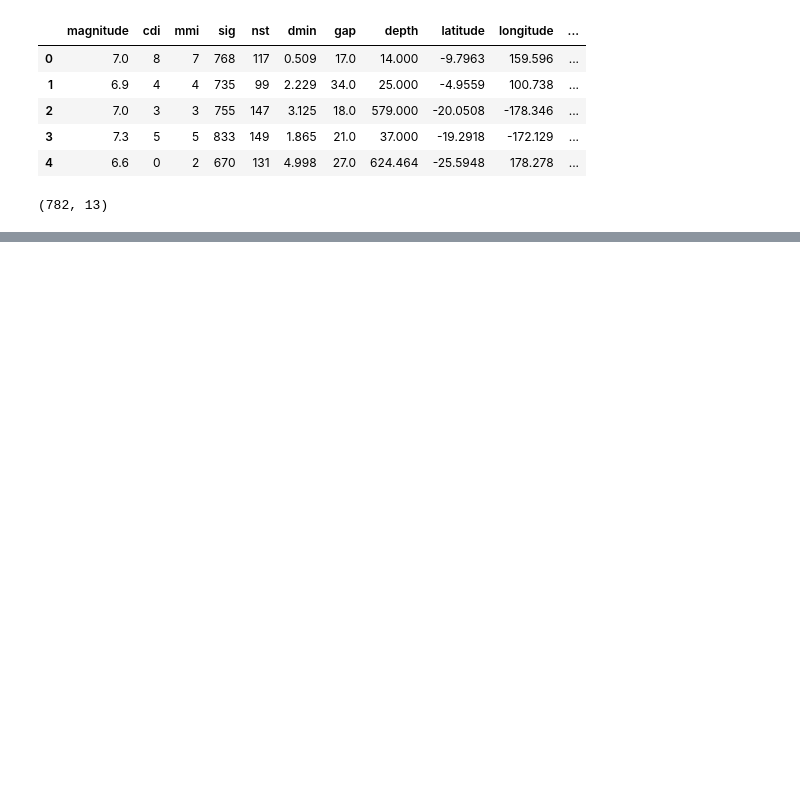
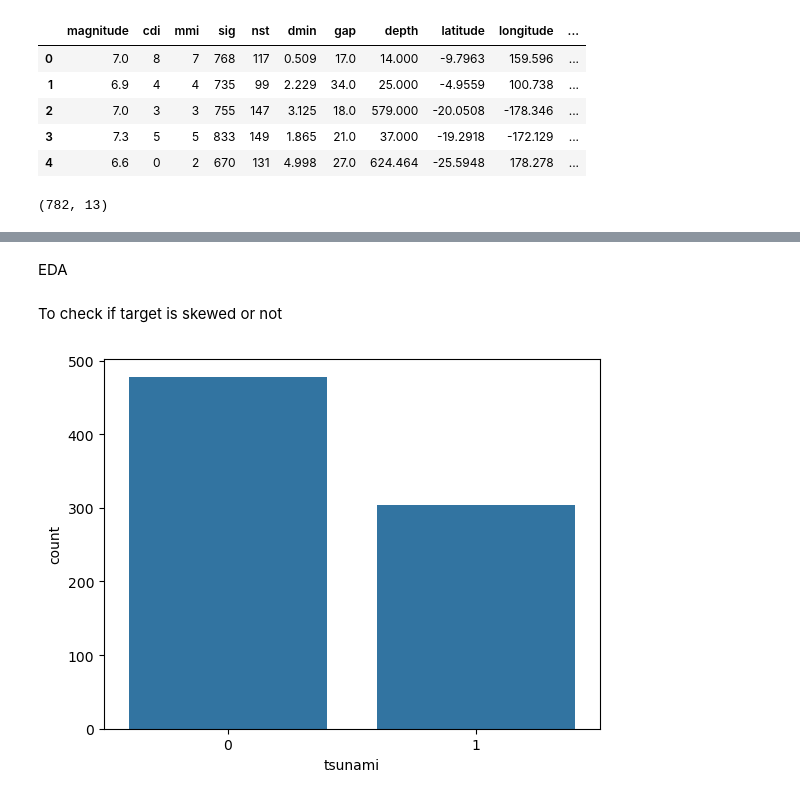
Before and after one commit to Aparna-31/Earthquake-Tsunami-Predictor, a Jupyter notebook: Tsunami Prediction.ipynb, the cells around one changed output, grey strips where cells are left out. Saved outputs shown, nothing was run; the diff lists cells and outputs as text; code cells hidden in the pictures; blank space fills up the shorter version.

```diff
--- a/Tsunami Prediction.ipynb
+++ b/Tsunami Prediction.ipynb
@@ -20,3 +20,7 @@ data.head()
 data.shape
 # %% [output]
 (782, 13)
+# %%
+data.drop(["nst","dmin","Year","Month"], axis=1, inplace=True)
+# %%
+data.drop("gap", axis=1,inplace=True)
@@ -22,0 +48,9 @@ data.shape
+# %% [markdown]
+EDA
+# %% [markdown]
+To check if target is skewed or not
+# %%
+sns.countplot(x='tsunami', data=data)
+plt.show()
+# %% [output]
+[figure, added]
```
Also changed, not shown: parts of 15 cells of this notebook.
